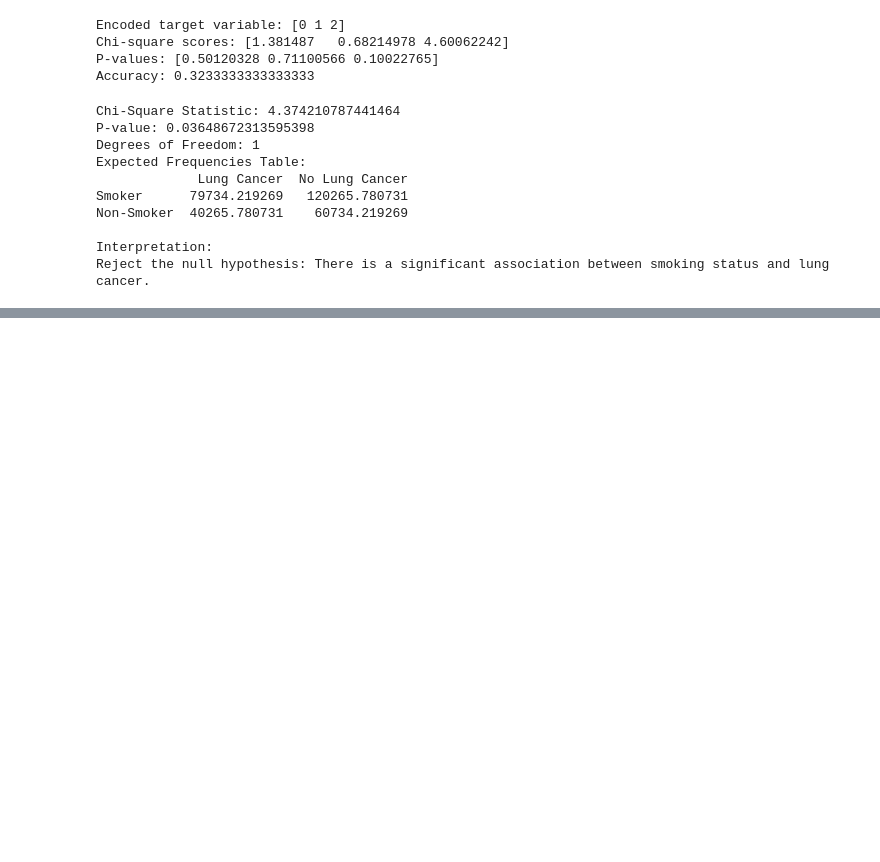
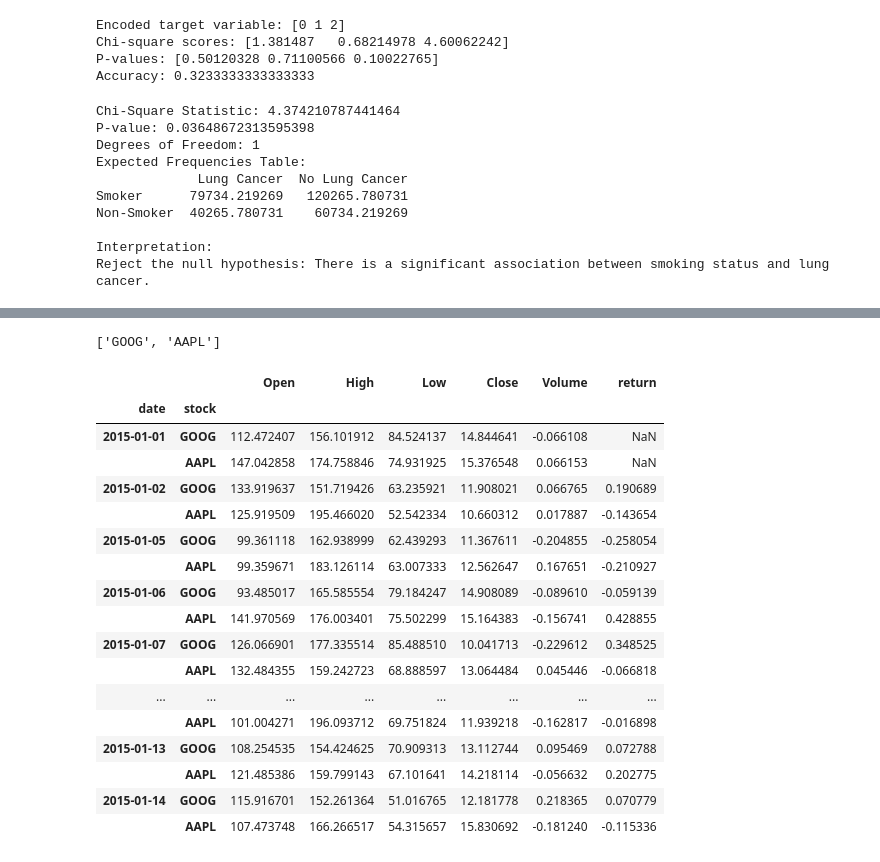
Before and after one commit to zhouchen1006/demo-repo2, a Jupyter notebook: scikitlearn.ipynb, the cells around one changed output, grey strips where cells are left out. Cells and saved outputs as stored; diff of their text form; code cells hidden in the pictures; blank space fills up the shorter version.

```diff
--- a/scikitlearn.ipynb
+++ b/scikitlearn.ipynb
@@ -1072,3 +1070,62 @@ Covariance Type:            nonrobust
 
 Notes:
 [1] Standard Errors assume that the covariance matrix of the errors is correctly specified.
+# %%
+# Open, High, Low, Close, Volume is required
+import pandas_ta as ta
+# ctrl and click pandas_ta, momentum->squeeze_pro, comment nan
+import pandas as pd
+import numpy as np
+np.random.seed(42)  # For reproducibility
+from numpy.linalg import cholesky
+
+n = 20
+dates = pd.date_range("2015-01-01", periods=n, freq="B")
+
+stocks = ["GOOG", "AAPL"]
+
+
+
+# Create a MultiIndex from product of dates and stock names
+index = pd.MultiIndex.from_product([dates, stocks], names=["date", "stock"])
+
+
+# Generate some sample data
+data = {
+    "Open": np.random.uniform(90, 150, len(index)),
+    "High": np.random.uniform(150, 200, len(index)),
+    "Low": np.random.uniform(50, 90, len(index)),
+    "Close": np.random.uniform(10, 16, len(index)),
+    "Volume": np.random.uniform(-0.25, 0.25, len(index)),
+}
+# data['return'] = data['price'] + np.random.uniform(-0.01, 0.01)
+
+# Create the DataFrame
+finance_df = pd.DataFrame(data, index=index)
+finance_df['return'] = finance_df.groupby('stock')['Open'].transform(lambda x: (x - x.shift(1)) / x.shift(1))
+# Sort the data by date and stock
+# finance_df.sort_index(inplace=True)
+# stocks = sorted(stocks)
+
+print(stocks)
+finance_df.head(20)
+# %% [output]
+['GOOG', 'AAPL']
+|  |  | Open | High | Low | Close | Volume | return |
+| date | stock |  |  |  |  |  |  |
+| 2015-01-01 | GOOG | 112.472407 | 156.101912 | 84.524137 | 14.844641 | -0.066108 | NaN |
+|  | AAPL | 147.042858 | 174.758846 | 74.931925 | 15.376548 | 0.066153 | NaN |
+| 2015-01-02 | GOOG | 133.919637 | 151.719426 | 63.235921 | 11.908021 | 0.066765 | 0.190689 |
+|  | AAPL | 125.919509 | 195.466020 | 52.542334 | 10.660312 | 0.017887 | -0.143654 |
+| 2015-01-05 | GOOG | 99.361118 | 162.938999 | 62.439293 | 11.367611 | -0.204855 | -0.258054 |
+|  | AAPL | 99.359671 | 183.126114 | 63.007333 | 12.562647 | 0.167651 | -0.210927 |
+| 2015-01-06 | GOOG | 93.485017 | 165.585554 | 79.184247 | 14.908089 | -0.089610 | -0.059139 |
+|  | AAPL | 141.970569 | 176.003401 | 75.502299 | 15.164383 | -0.156741 | 0.428855 |
+| 2015-01-07 | GOOG | 126.066901 | 177.335514 | 85.488510 | 10.041713 | -0.229612 | 0.348525 |
+|  | AAPL | 132.484355 | 159.242723 | 68.888597 | 13.064484 | 0.045446 | -0.066818 |
+| ... | ... | ... | ... | ... | ... | ... | ... |
+|  | AAPL | 101.004271 | 196.093712 | 69.751824 | 11.939218 | -0.162817 | -0.016898 |
+| 2015-01-13 | GOOG | 108.254535 | 154.424625 | 70.909313 | 13.112744 | 0.095469 | 0.072788 |
+|  | AAPL | 121.485386 | 159.799143 | 67.101641 | 14.218114 | -0.056632 | 0.202775 |
+| 2015-01-14 | GOOG | 115.916701 | 152.261364 | 51.016765 | 12.181778 | 0.218365 | 0.070779 |
+|  | AAPL | 107.473748 | 166.266517 | 54.315657 | 15.830692 | -0.181240 | -0.115336 |
```
Also changed, not shown: parts of 11 cells of this notebook.
